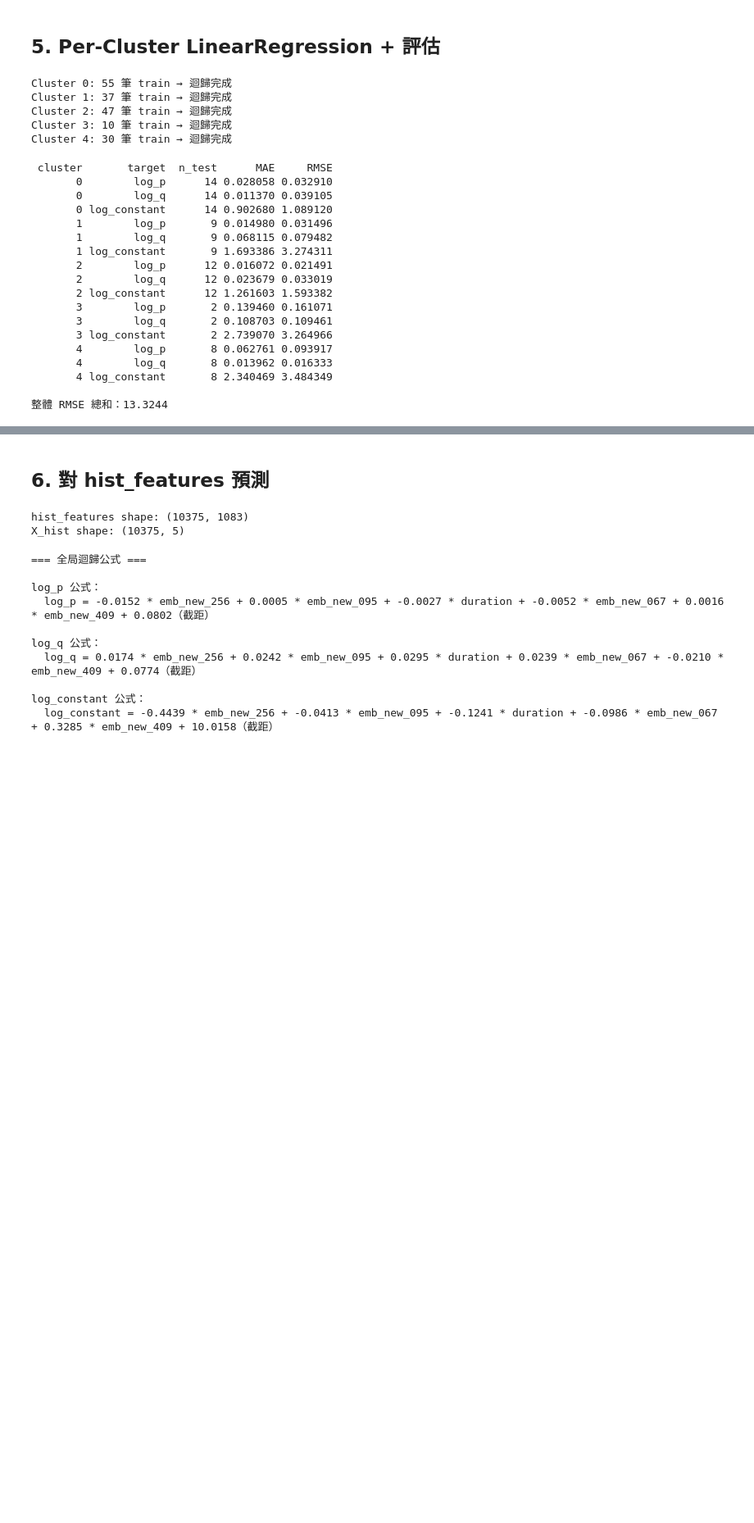
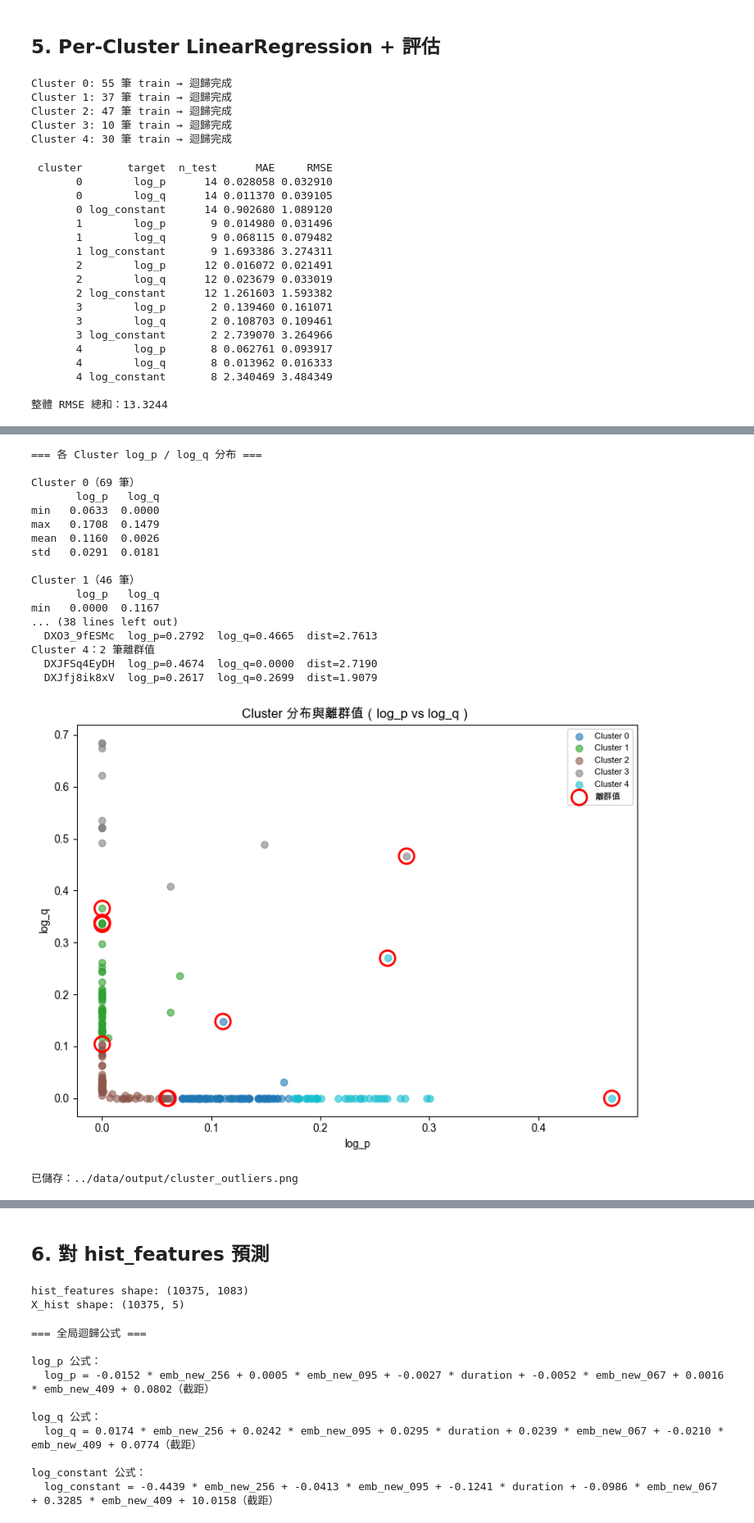
Before and after one commit to jocelyn-chenn/data_augmentation, a Jupyter notebook: notebooks/step3_augmentation.ipynb, the cells around one changed output, grey strips where cells are left out. Shown at 82% size. Cells and saved outputs as stored; diff of their text form; code cells hidden in the pictures; blank space fills up the shorter version.

```diff
--- a/notebooks/step3_augmentation.ipynb
+++ b/notebooks/step3_augmentation.ipynb
@@ -234,0 +283,76 @@ print(f'\n整體 RMSE 總和：{eval_df["RMSE"].sum():.4f}')
+# %%
+outlier_idx_all = []
+
+# ── 1. 各 cluster 的 log_p / log_q 分布 ──
+print('=== 各 Cluster log_p / log_q 分布 ===')
+for c in range(best_k):
+    mask_c = df['cluster'].values == c
+    sub    = df.loc[mask_c, ['log_p', 'log_q']]
+    print(f'\nCluster {c}（{mask_c.sum()} 筆）')
+    print(sub.agg(['min', 'max', 'mean', 'std']).round(4).to_string())
+
+# ── 2. 各 cluster 內距離中心 > 2σ 的離群值 ──
+print('\n=== 離群值（距 cluster 中心 > 2σ）===')
+for c in range(best_k):
+    mask_c  = df['cluster'].values == c
+    X_c     = X_cluster[mask_c]
+    dists   = np.linalg.norm(X_c - kmeans.cluster_centers_[c], axis=1)
+    thr     = dists.mean() + 2 * dists.std()
+    is_out  = dists > thr
+    out_idx = np.where(mask_c)[0][is_out]
+    outlier_idx_all.extend(out_idx.tolist())
+    if is_out.sum() == 0:
+        print(f'Cluster {c}：無離群值')
+    else:
+        print(f'Cluster {c}：{is_out.sum()} 筆離群值')
+        for i in out_idx:
+            print(f'  {df["reels_shortcode"].iloc[i]}  '
+                  f'log_p={df["log_p"].iloc[i]:.4f}  '
+                  f'log_q={df["log_q"].iloc[i]:.4f}  '
+                  f'dist={dists[is_out][list(out_idx).index(i)]:.4f}')
+
+# ── 3. 散點圖 ──
+cmap   = plt.cm.get_cmap('tab10', best_k)
+fig, ax = plt.subplots(figsize=(8, 6))
+
+for c in range(best_k):
+    mask_c = df['cluster'].values == c
+    ax.scatter(df.loc[mask_c, 'log_p'], df.loc[mask_c, 'log_q'],
+               color=cmap(c), alpha=0.6, s=40, label=f'Cluster {c}')
+
+# 離群值：紅色大圓圈
+if outlier_idx_all:
+    out_df_plot = df.iloc[outlier_idx_all]
+    ax.scatter(out_df_plot['log_p'], out_df_plot['log_q'],
+               facecolors='none', edgecolors='red', linewidths=2,
+               s=200, zorder=5, label='離群值')
+
+ax.set_xlabel('log_p')
+ax.set_ylabel('log_q')
+ax.set_title('Cluster 分布與離群值（log_p vs log_q）')
+ax.legend(fontsize=8)
+plt.tight_layout()
+viz_path = OUTPUT / 'cluster_outliers.png'
+plt.savefig(viz_path, dpi=150)
+plt.show()
+print(f'已儲存：{viz_path}')
+# %% [output]
+=== 各 Cluster log_p / log_q 分布 ===
+
+Cluster 0（69 筆）
+       log_p   log_q
+min   0.0633  0.0000
+max   0.1708  0.1479
+mean  0.1160  0.0026
+std   0.0291  0.0181
+
+Cluster 1（46 筆）
+       log_p   log_q
+min   0.0000  0.1167
+... (38 lines left out)
+  DXO3_9fESMc  log_p=0.2792  log_q=0.4665  dist=2.7613
+Cluster 4：2 筆離群值
+  DXJFSq4EyDH  log_p=0.4674  log_q=0.0000  dist=2.7190
+  DXJfj8ik8xV  log_p=0.2617  log_q=0.2699  dist=1.9079
+[figure, added]
+已儲存：../data/output/cluster_outliers.png
```
Also changed, not shown: parts of 4 cells of this notebook, 4 other files.
